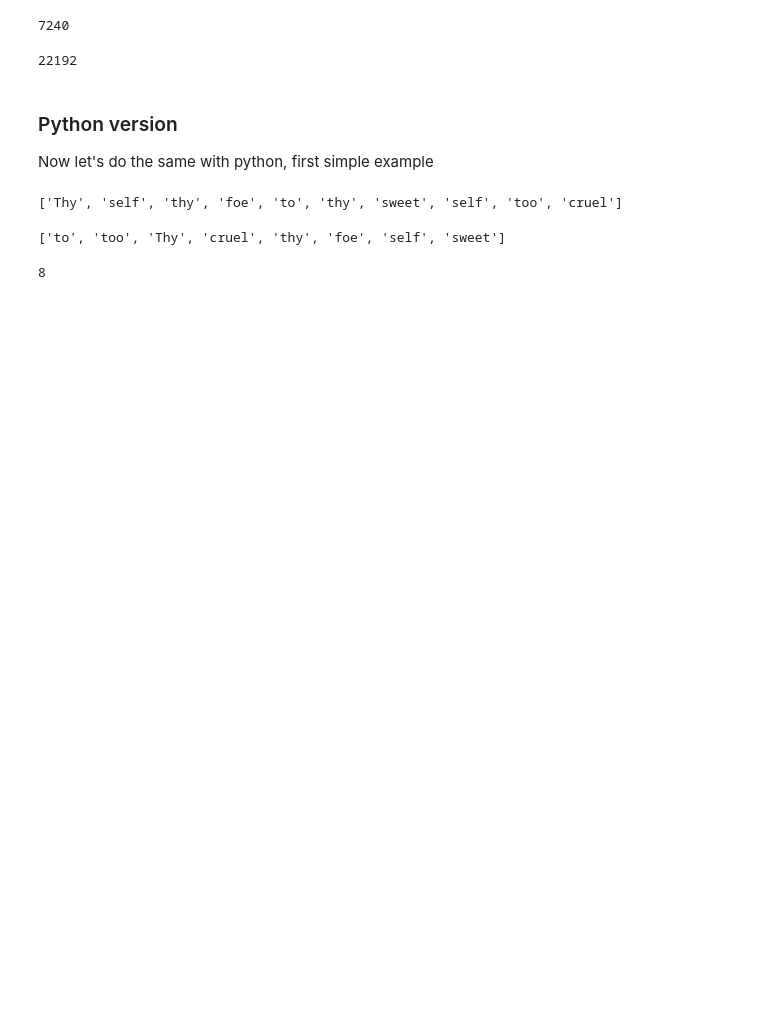
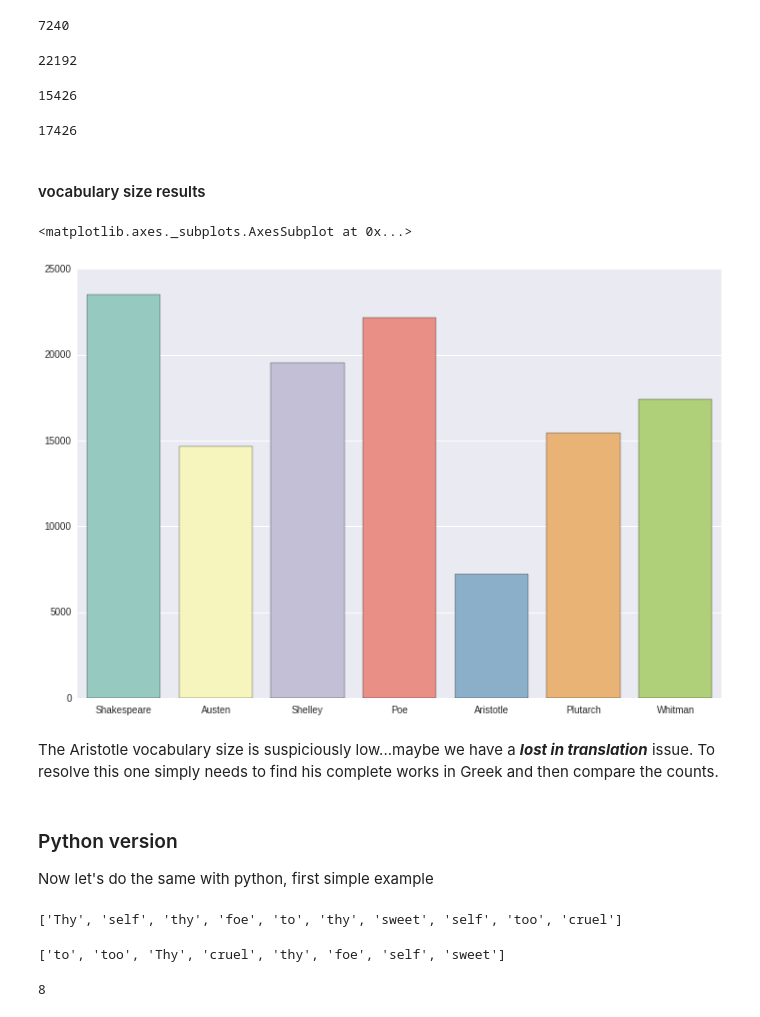
Before and after one commit to matthewmacleod/mkm_notebooks, a Jupyter notebook: mkm_nlp_notes.ipynb, the cells around one changed output. Saved outputs shown, nothing was run; the diff lists cells and outputs as text; code cells hidden in the pictures; blank space fills up the shorter version.

```diff
--- a/mkm_nlp_notes.ipynb
+++ b/mkm_nlp_notes.ipynb
@@ -471,2 +533,18 @@ https://www.bostonglobe.com/ideas/2013/08/17/coined-shakespeare-think-again/tWFE
 # %% [output]
 22192
+# %%
+# Plutarch
+plutarch = !tr -sc 'A-Za-z' '\n' < plutarch.txt | tr 'A-Z' 'a-z' |  sort | uniq -c | sort -n -r | wc -l
+plutarch_vocab_count = int(plutarch[0])
+plutarch_vocab_count
+# %% [output]
+15426
+# %%
+# Whitman
+whitman = !tr -sc 'A-Za-z' '\n' < whitman.txt | tr 'A-Z' 'a-z' |  sort | uniq -c | sort -n -r | wc -l
+whitman_vocab_count = int(whitman[0])
+whitman_vocab_count
+# %% [output]
+17426
+# %% [markdown]
+#### vocabulary size results
@@ -473,3 +557,16 @@ https://www.bostonglobe.com/ideas/2013/08/17/coined-shakespeare-think-again/tWFE
+# %%
+%matplotlib inline
+mpl.rcParams['figure.figsize'] = (12.0, 8.0)
+# %%
+bards = np.array(['Shakespeare','Austen','Shelley','Poe','Aristotle','Plutarch','Whitman'])
+vocabs = np.array([shakespeare_vocab_count, austen_vocab_count, shelley_vocab_count, poe_vocab_count, aristotle_vocab_count, plutarch_vocab_count,whitman_vocab_count])
+# %%
+sns.barplot(bards,vocabs, palette="Set3")
+# %% [output]
+<matplotlib.axes._subplots.AxesSubplot at 0x...>
+[figure, added]
+# %% [markdown]
+The Aristotle vocabulary size is suspiciously low...maybe we have a **_lost in translation_** issue. To resolve this one simply needs to find his complete works in Greek and then compare the counts.
 # %% [markdown]
 ### Python version
 
```
Also changed, not shown: parts of 21 cells of this notebook.
